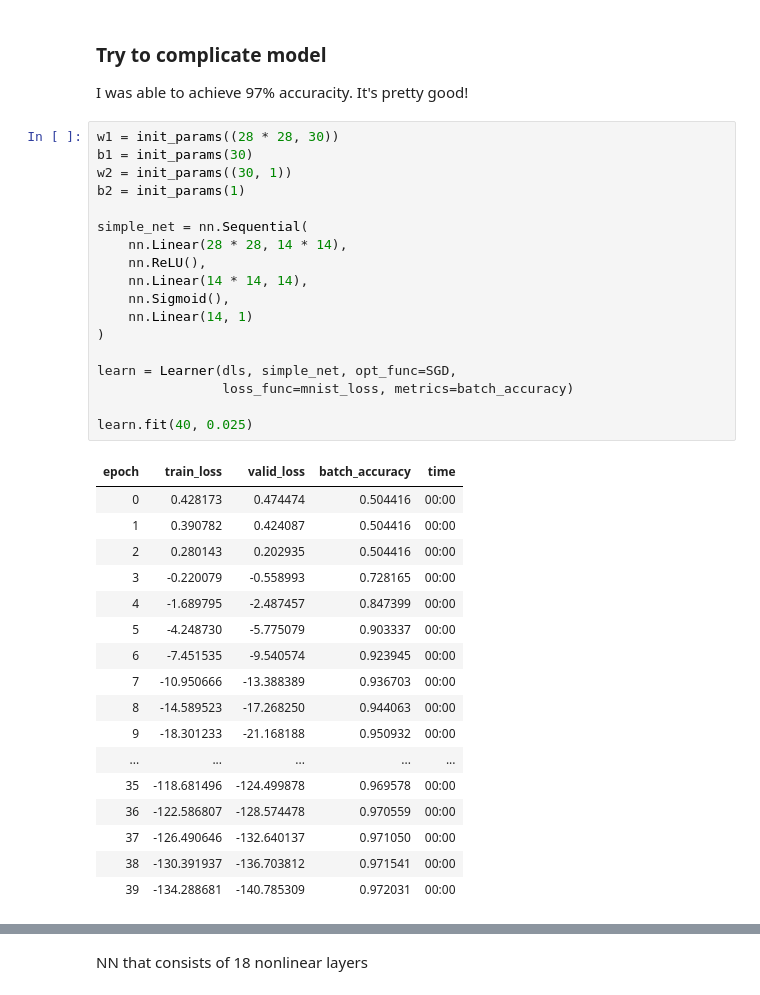
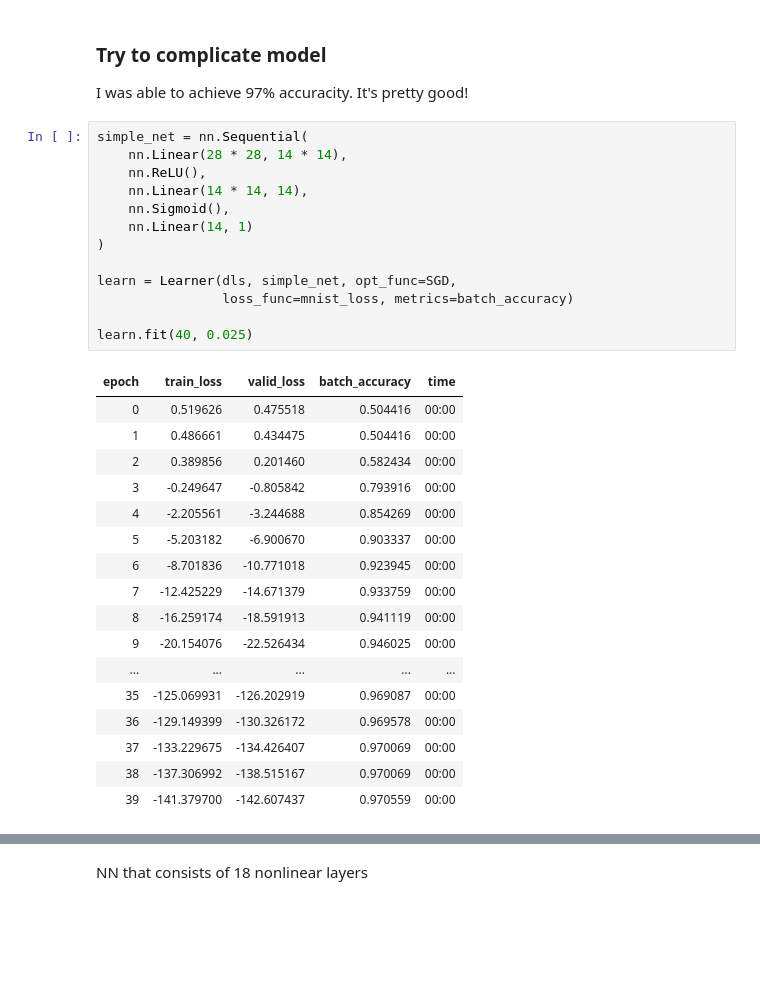
Before and after one commit to Felecort/DLS-Rush, a Jupyter notebook: DLfC/2_pytorch_number_rec/10_nonlinearity.ipynb, the cells around one changed output, grey strips where cells are left out. Cells and saved outputs as stored; diff of their text form; blank space fills up the shorter version.

```diff
--- a/DLfC/2_pytorch_number_rec/10_nonlinearity.ipynb
+++ b/DLfC/2_pytorch_number_rec/10_nonlinearity.ipynb
@@ -148,41 +148,36 @@ learn.recorder.values[-1][2]
 
 I was able to achieve 97% accuracity. It's pretty good!
 # %%
-w1 = init_params((28 * 28, 30))
-b1 = init_params(30)
-w2 = init_params((30, 1))
-b2 = init_params(1)
-
 simple_net = nn.Sequential(
     nn.Linear(28 * 28, 14 * 14),
     nn.ReLU(),
     nn.Linear(14 * 14, 14),
     nn.Sigmoid(),
     nn.Linear(14, 1)
 )
 
 learn = Learner(dls, simple_net, opt_func=SGD,
                 loss_func=mnist_loss, metrics=batch_accuracy)
 
 learn.fit(40, 0.025)
 # %% [output]
 | epoch | train_loss | valid_loss | batch_accuracy | time |
-| 0 | 0.428173 | 0.474474 | 0.504416 | 00:00 |
-| 1 | 0.390782 | 0.424087 | 0.504416 | 00:00 |
-| 2 | 0.280143 | 0.202935 | 0.504416 | 00:00 |
-| 3 | -0.220079 | -0.558993 | 0.728165 | 00:00 |
-| 4 | -1.689795 | -2.487457 | 0.847399 | 00:00 |
-| 5 | -4.248730 | -5.775079 | 0.903337 | 00:00 |
-| 6 | -7.451535 | -9.540574 | 0.923945 | 00:00 |
-| 7 | -10.950666 | -13.388389 | 0.936703 | 00:00 |
-| 8 | -14.589523 | -17.268250 | 0.944063 | 00:00 |
-| 9 | -18.301233 | -21.168188 | 0.950932 | 00:00 |
+| 0 | 0.519626 | 0.475518 | 0.504416 | 00:00 |
+| 1 | 0.486661 | 0.434475 | 0.504416 | 00:00 |
+| 2 | 0.389856 | 0.201460 | 0.582434 | 00:00 |
+| 3 | -0.249647 | -0.805842 | 0.793916 | 00:00 |
+| 4 | -2.205561 | -3.244688 | 0.854269 | 00:00 |
+| 5 | -5.203182 | -6.900670 | 0.903337 | 00:00 |
+| 6 | -8.701836 | -10.771018 | 0.923945 | 00:00 |
+| 7 | -12.425229 | -14.671379 | 0.933759 | 00:00 |
+| 8 | -16.259174 | -18.591913 | 0.941119 | 00:00 |
+| 9 | -20.154076 | -22.526434 | 0.946025 | 00:00 |
 | ... | ... | ... | ... | ... |
-| 35 | -118.681496 | -124.499878 | 0.969578 | 00:00 |
-| 36 | -122.586807 | -128.574478 | 0.970559 | 00:00 |
-| 37 | -126.490646 | -132.640137 | 0.971050 | 00:00 |
-| 38 | -130.391937 | -136.703812 | 0.971541 | 00:00 |
-| 39 | -134.288681 | -140.785309 | 0.972031 | 00:00 |
+| 35 | -125.069931 | -126.202919 | 0.969087 | 00:00 |
+| 36 | -129.149399 | -130.326172 | 0.969578 | 00:00 |
+| 37 | -133.229675 | -134.426407 | 0.970069 | 00:00 |
+| 38 | -137.306992 | -138.515167 | 0.970069 | 00:00 |
+| 39 | -141.379700 | -142.607437 | 0.970559 | 00:00 |
 # %%
 plt.plot(L(learn.recorder.values).itemgot(2))
 plt.show()
```
Also changed, not shown: parts of 6 cells of this notebook.
